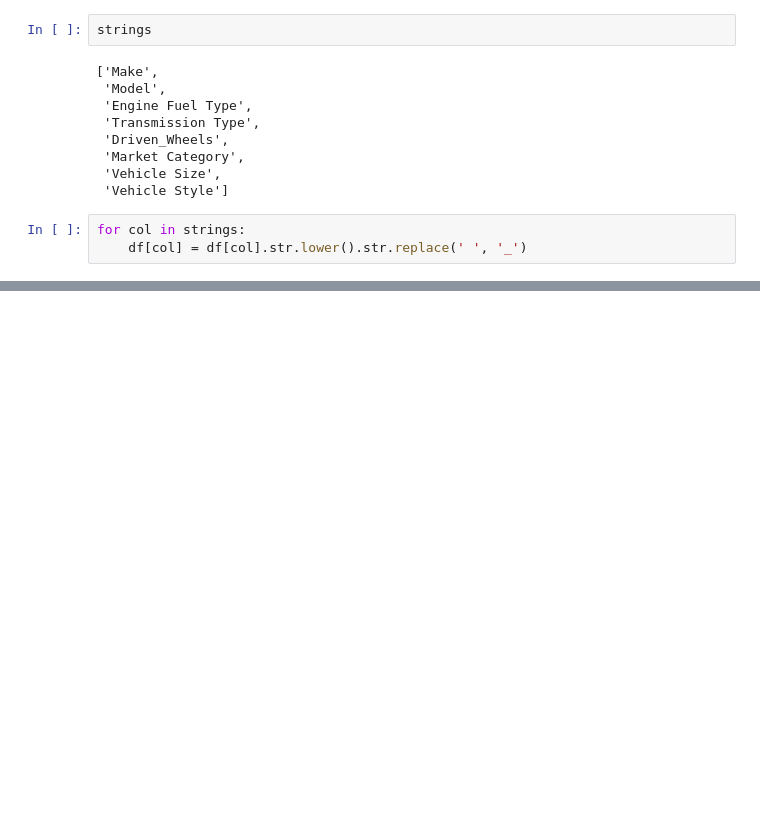
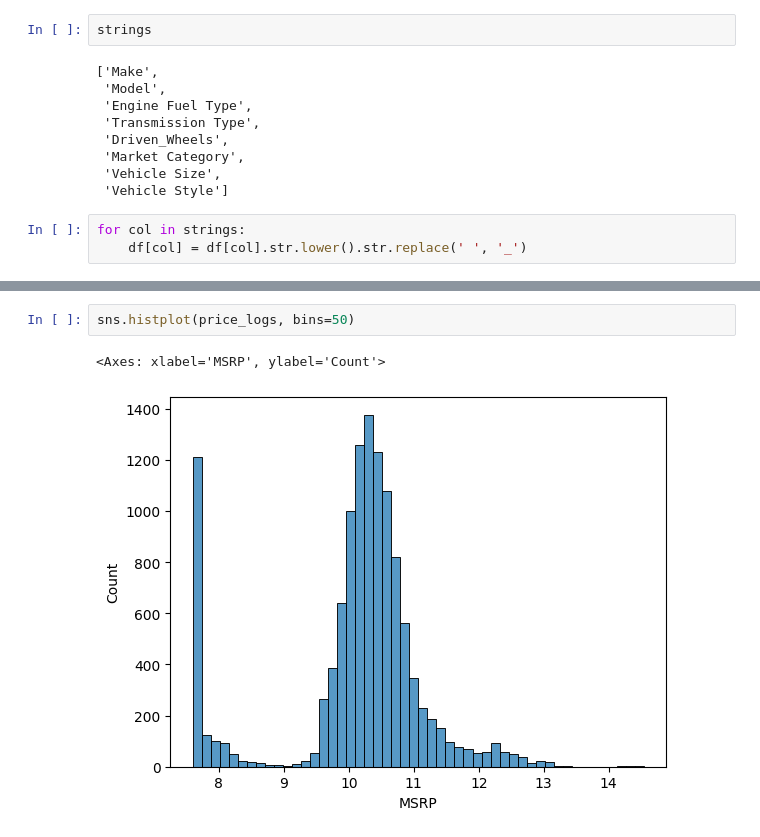
Before and after one commit to Gus-IA/machine-learning-zoomcamp01, a Jupyter notebook: ML02.ipynb, the cells around one changed output, grey strips where cells are left out. Drawn from its saved outputs; the diff is of its cells as text; blank space fills up the shorter version.

```diff
--- a/ML02.ipynb
+++ b/ML02.ipynb
@@ -105,0 +148,5 @@ df.head()
+# %%
+sns.histplot(price_logs, bins=50)
+# %% [output]
+<Axes: xlabel='MSRP', ylabel='Count'>
+[figure, added]
```
Also changed, not shown: parts of 8 cells of this notebook.
